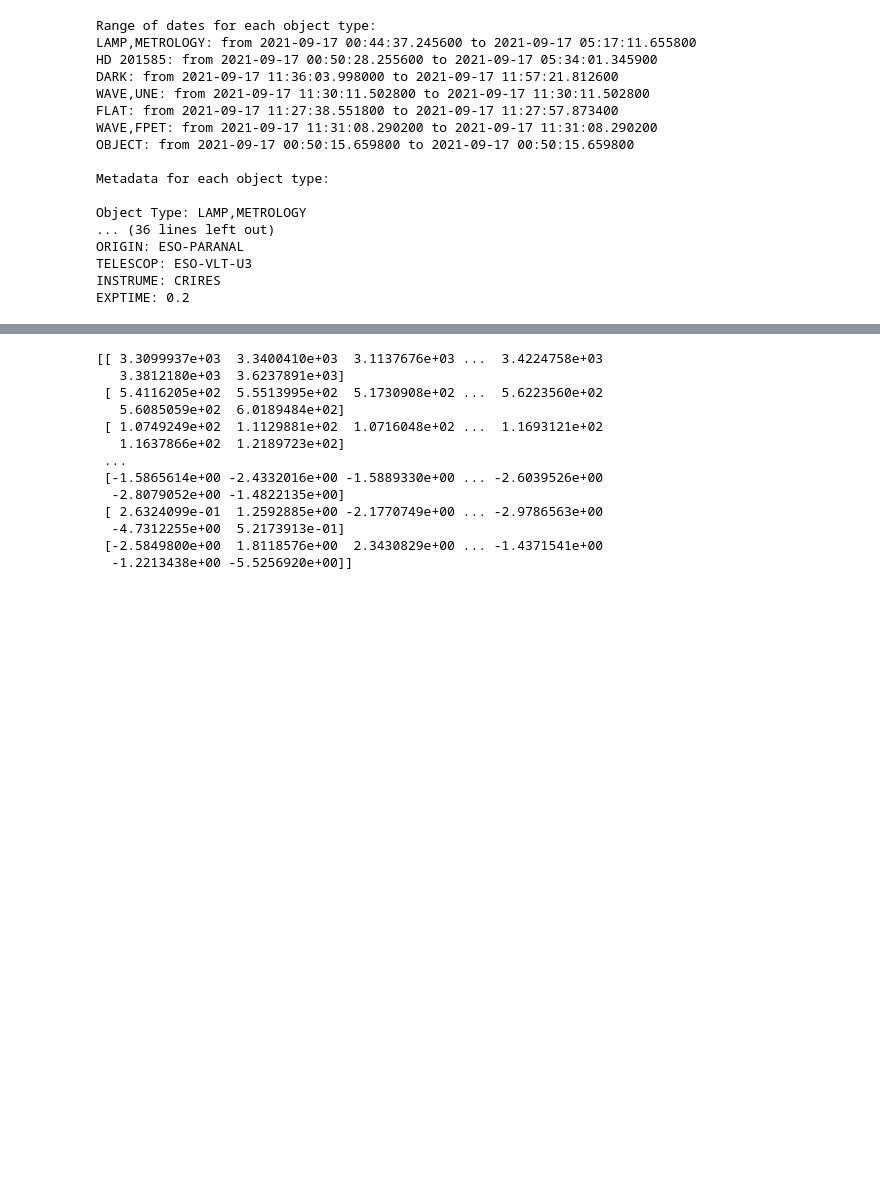
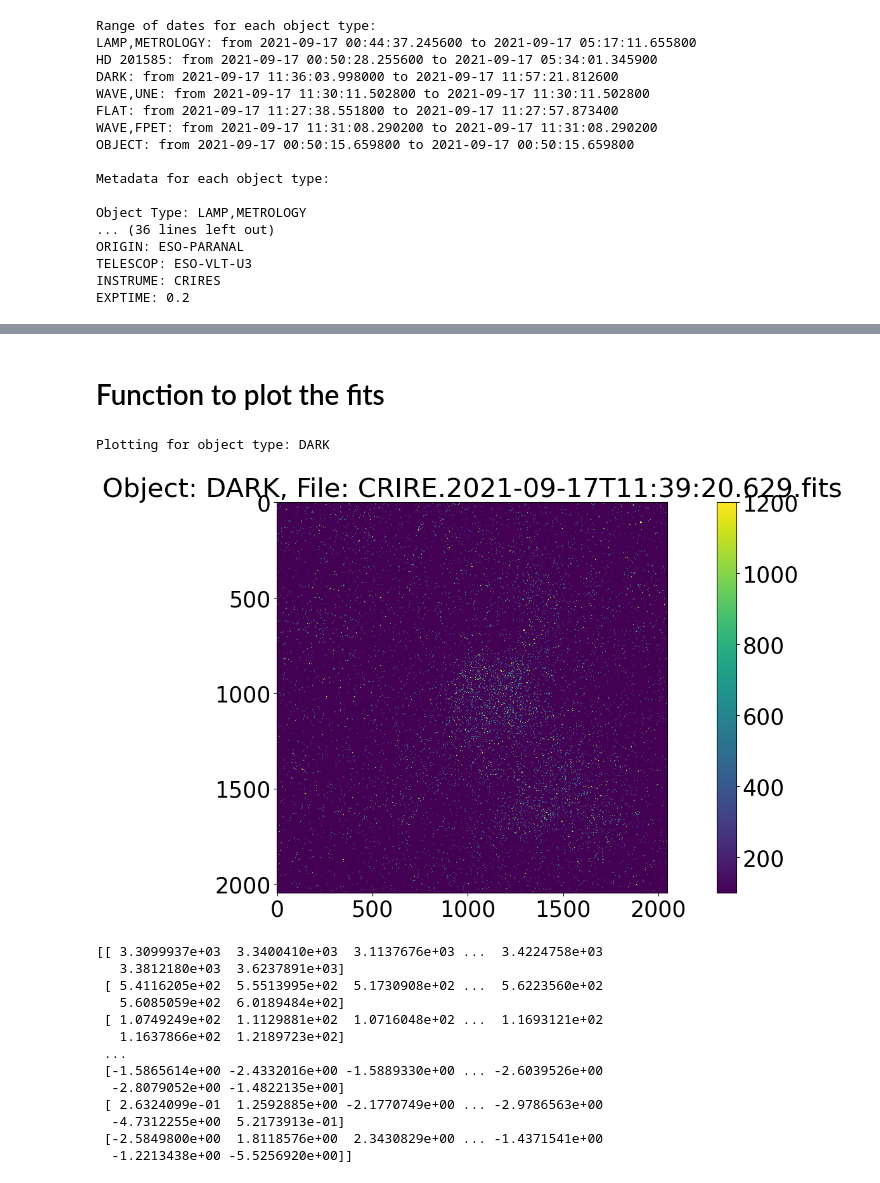
Before and after one commit to RicardoRamirezReyes/PICTER, a Jupyter notebook: ipython_notebook/Pre-Esoreflex/Data Raw Look.ipynb, the cells around one changed output, grey strips where cells are left out. Cells and saved outputs as stored; diff of their text form; code cells hidden in the pictures; blank space fills up the shorter version.

Commit message:
Actualicé Data raw

```diff
--- a/ipython_notebook/Pre-Esoreflex/Data Raw Look.ipynb
+++ b/ipython_notebook/Pre-Esoreflex/Data Raw Look.ipynb
@@ -164,12 +164,3 @@ ORIGIN: ESO-PARANAL
 TELESCOP: ESO-VLT-U3
 INSTRUME: CRIRES
 EXPTIME: 0.2
-# %%
-calibr_path = raw_data_path + 'CRIRE.2021-09-17T11:30:11.503.fits'
-fits = py.open(calibr_path)
-raw_data = fits[1].data
-
-#print(raw_data.shape)
-
-#print(raw_data)
-plt.imshow(raw_data, vmax=1200 ,vmin=100)
@@ -203,14 +166,0 @@ print(N)
-# %%
-raw_data_list = []
-for frame in range(N):
-    #print(frame)
-    # Open the Files
-    try:
-        fits = py.open(full_file_in_A[frame])
-    except:
-        print(full_file_in_A[frame])
-        fits = py.open(full_file_in_A[frame])
-    header   = fits[0].header
-    raw_data = fits[1].data
-    raw_data_list.append(fits[1].data)
-    fits.close()
@@ -236,0 +187,2 @@ DATASUM = '         0'         / data unit checksum updated 2021-09-17T05:28:44
+# %% [markdown]
+# Function to plot the fits
@@ -237,3 +231,11 @@ DATASUM = '         0'         / data unit checksum updated 2021-09-17T05:28:44
+# %%
+# plot all Dark
+# plot_data_for_object_types(selected_types=['DARK'])
+# plot one Dark
+plot_data_for_object_types(selected_types=['DARK'], selected_indices=(0,))
+# %% [output]
+Plotting for object type: DARK
+[figure, added]
 # %%
 #plt.imshow(surface,  interpolation='none', cmap='bwr', vmax=10000 ,vmin=-10000)
 file_selected = 20
```
Also changed, not shown: parts of 6 cells of this notebook.
